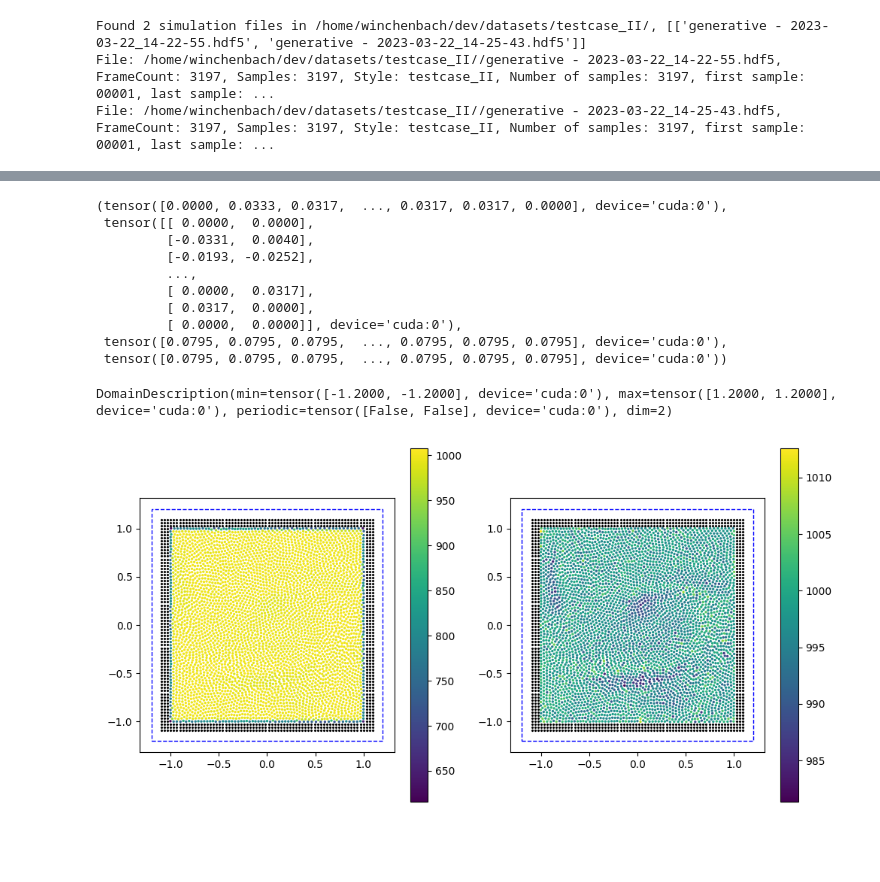
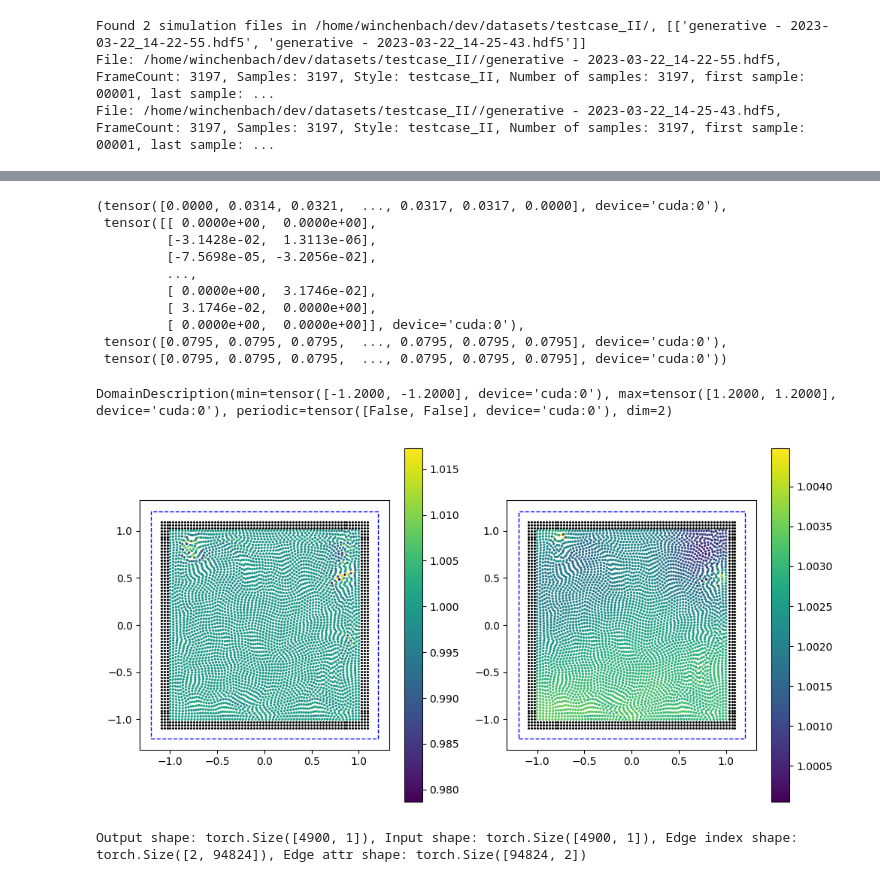
Before and after one commit to wi-re/dataLoader, a Jupyter notebook: Untitled-1.ipynb, the cells around one changed output, grey strips where cells are left out. Drawn from its saved outputs; the diff is of its cells as text; code cells hidden in the pictures; blank space fills up the shorter version.

```diff
--- a/Untitled-1.ipynb
+++ b/Untitled-1.ipynb
@@ -44,7 +45,7 @@ Found 2 simulation files in /home/winchenbach/dev/datasets/testcase_II/, [['gene
 File: /home/winchenbach/dev/datasets/testcase_II//generative - 2023-03-22_14-22-55.hdf5, FrameCount: 3197, Samples: 3197, Style: testcase_II, Number of samples: 3197, first sample: 00001, last sample: ...
 File: /home/winchenbach/dev/datasets/testcase_II//generative - 2023-03-22_14-25-43.hdf5, FrameCount: 3197, Samples: 3197, Style: testcase_II, Number of samples: 3197, first sample: 00001, last sample: ...
 # %%
-dataset, datasetLoader = getDataLoader(processed, 4, shuffle = True)
+dataset, datasetLoader = getDataLoader(processed, 1, shuffle = True)
 datasetIter = iter(datasetLoader)
 # %%
 nextData = next(datasetIter)
@@ -118,14 +119,14 @@ def evalDistanceTensor(neighborhood):
 
 evalDistanceTensor(neighborhoods[0])
 # %% [output]
-(tensor([0.0000, 0.0333, 0.0317,  ..., 0.0317, 0.0317, 0.0000], device='cuda:0'),
- tensor([[ 0.0000,  0.0000],
-         [-0.0331,  0.0040],
-         [-0.0193, -0.0252],
+(tensor([0.0000, 0.0314, 0.0321,  ..., 0.0317, 0.0317, 0.0000], device='cuda:0'),
+ tensor([[ 0.0000e+00,  0.0000e+00],
+         [-3.1428e-02,  1.3113e-06],
+         [-7.5698e-05, -3.2056e-02],
          ...,
-         [ 0.0000,  0.0317],
-         [ 0.0317,  0.0000],
-         [ 0.0000,  0.0000]], device='cuda:0'),
+         [ 0.0000e+00,  3.1746e-02],
+         [ 3.1746e-02,  0.0000e+00],
+         [ 0.0000e+00,  0.0000e+00]], device='cuda:0'),
  tensor([0.0795, 0.0795, 0.0795,  ..., 0.0795, 0.0795, 0.0795], device='cuda:0'),
  tensor([0.0795, 0.0795, 0.0795,  ..., 0.0795, 0.0795, 0.0795], device='cuda:0'))
 # %%
@@ -156,39 +157,39 @@ import matplotlib.pyplot as plt
 
 fig, axis = plt.subplots(1, 2, figsize=(10, 5), squeeze = False)
 
-filteredNeighborhood = filterNeighborhoodByKind(currentStates[0], neighborhoods[0], 'fluid')
+filteredNeighborhood = filterNeighborhoodByKind(currentStates[0], neighborhoods[0], 'noghost')
 filtered_csr = coo_to_csr(filteredNeighborhood)
 rho = evalDensity(currentStates[0], filteredNeighborhood, domains[0], configs[0])
 densityPlot = visualizeParticles(fig, axis[0,0],
             particles = currentStates[0],
             domain = domains[0],
-            quantity = rho,
+            quantity = rho/1000,
             which = 'fluid',
             # operation = 'curl',
             mapping = '.x',
             cmap = 'viridis',
             visualizeBoth=True,
             kernel = config['kernel'],
             plotDomain = True,
             gridVisualization=False, markerSize=2)
 
 filteredNeighborhood = filterNeighborhoodByKind(currentStates[0], neighborhoods[0], 'noghost')
 filtered_csr = coo_to_csr(filteredNeighborhood)
 rho = evalDensity(currentStates[0], filteredNeighborhood, domains[0], configs[0])
 
 densityPlot = visualizeParticles(fig, axis[0,1],
             particles = currentStates[0],
             domain = domains[0],
-            quantity = rho,
+            quantity = currentStates[0].densities,
             which = 'fluid',
             # operation = 'curl',
             mapping = '.x',
             cmap = 'viridis',
             visualizeBoth=True,
             kernel = config['kernel'],
             plotDomain = True,
             gridVisualization=False, markerSize=2)
 
 fig.tight_layout()
 # %% [output]
-[figure, old version]
+[figure, new version]
@@ -194,0 +215,21 @@ fig.tight_layout()
+# %%
+inputFeatures = torch.ones_like(currentStates[0].densities).unsqueeze(-1)
+
+filteredNeighborhood = filterNeighborhoodByKind(currentStates[0], neighborhoods[0], 'noghost')
+edge_index = torch.stack([filteredNeighborhood.row, filteredNeighborhood.col])
+# print(edge_index.shape)
+
+rij, xij_, h_i, h_j = evalDistanceTensor(filteredNeighborhood)
+edge_attr = xij_
+
+out, _ = testLayer(
+    x = [inputFeatures, inputFeatures],
+    edge_index = edge_index,
+    edge_attr = edge_attr,
+    batches = 1,
+)
+
+print(f'Output shape: {out.shape}'
+      f', Input shape: {inputFeatures.shape}, Edge index shape: {edge_index.shape}, Edge attr shape: {edge_attr.shape}')
+# %% [output]
+Output shape: torch.Size([4900, 1]), Input shape: torch.Size([4900, 1]), Edge index shape: torch.Size([2, 94824]), Edge attr shape: torch.Size([94824, 2])
```
Also changed, not shown: parts of 10 cells of this notebook.
